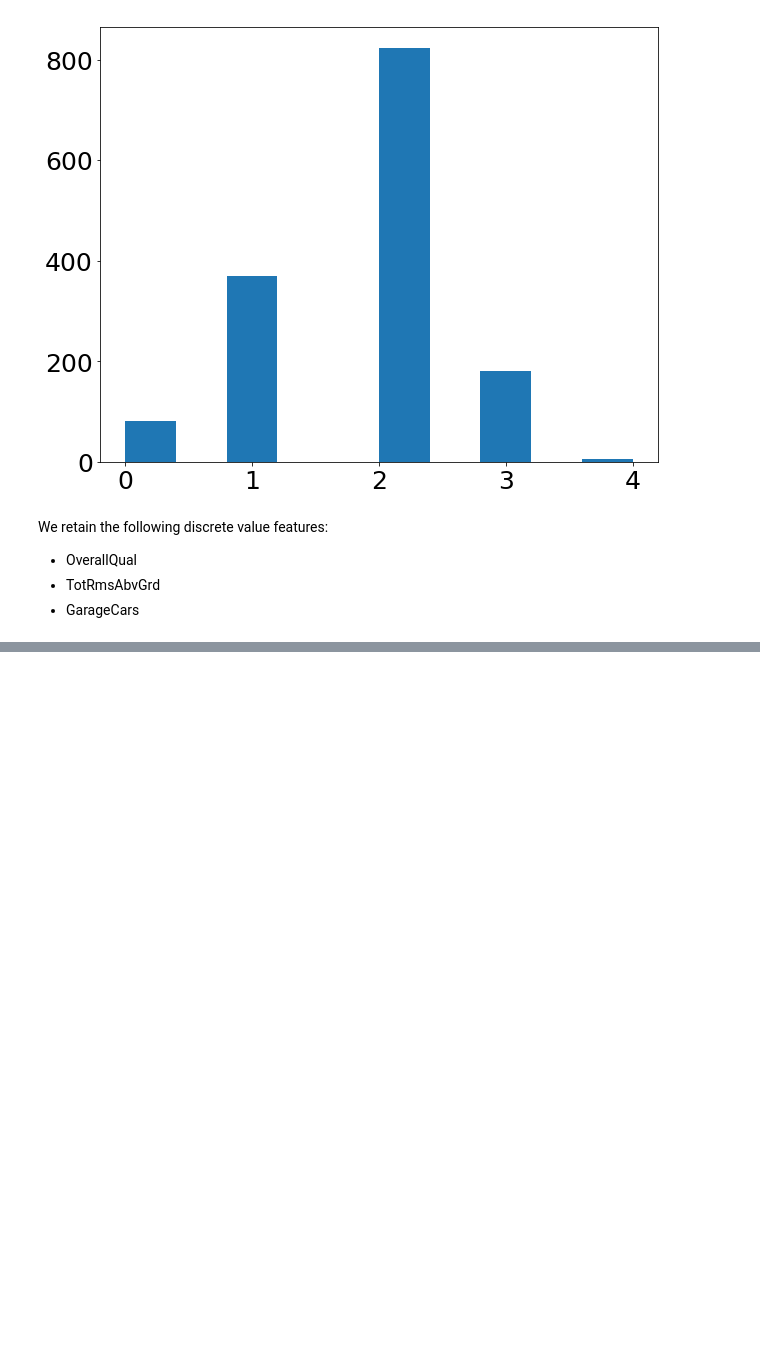
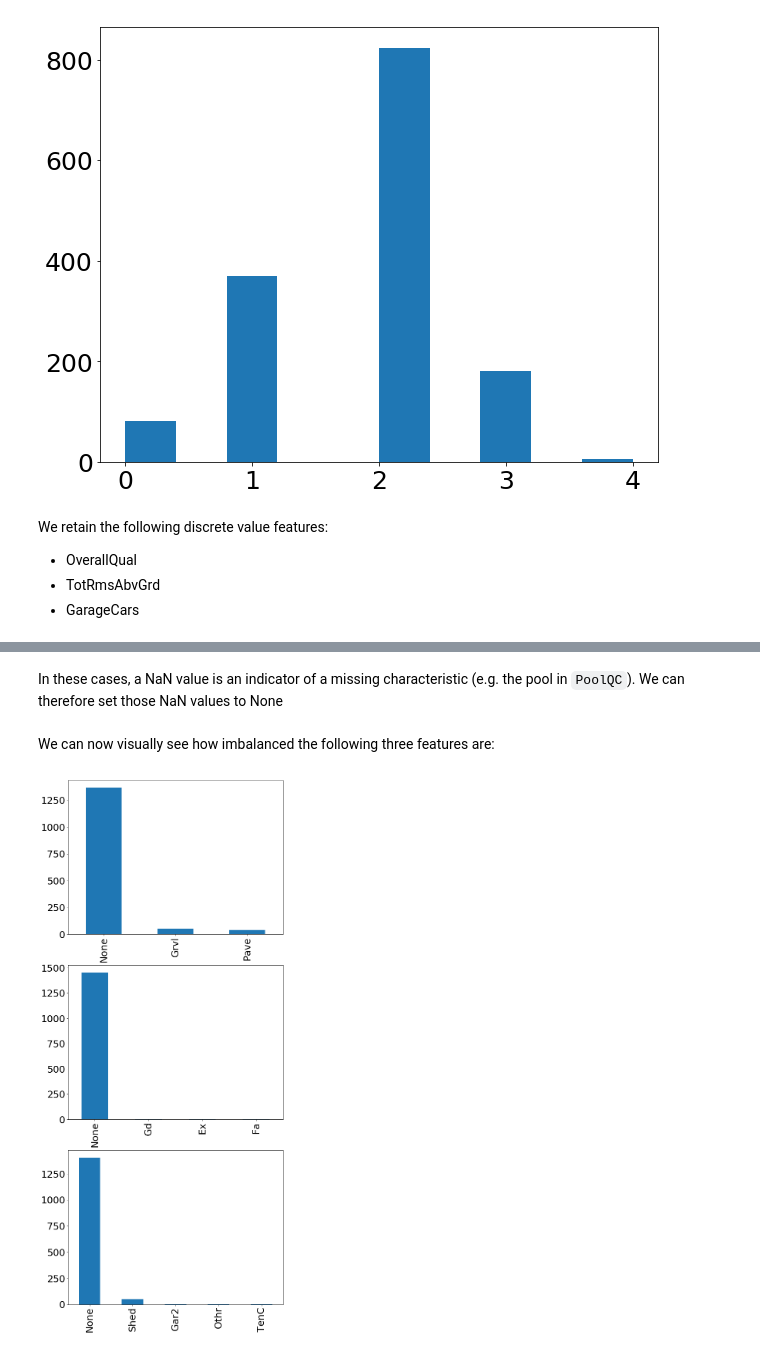
Before and after one commit to flucarelli94/MachineLearning_projects, a Jupyter notebook: House prices/Sale_price_prediction.ipynb, the cells around one changed output, grey strips where cells are left out. Saved outputs shown, nothing was run; the diff lists cells and outputs as text; code cells hidden in the pictures; blank space fills up the shorter version.

```diff
--- a/House prices/Sale_price_prediction.ipynb
+++ b/House prices/Sale_price_prediction.ipynb
@@ -309,0 +358,2 @@ We retain the following discrete value features:
+# %% [markdown]
+In these cases, a NaN value is an indicator of a missing characteristic (e.g. the pool in `PoolQC`). We can therefore set those NaN values to None
@@ -309,0 +362,13 @@ We retain the following discrete value features:
+# %% [markdown]
+We can now visually see how imbalanced the following three features are:
+# %%
+fig, axs = plt.subplots(nrows=3, ncols=1, figsize=(10,25))
+
+train_init['Alley'].value_counts().plot(kind='bar', ax=axs[0])
+train_init['PoolQC'].value_counts().plot(kind='bar', ax=axs[1])
+train_init['MiscFeature'].value_counts().plot(kind='bar', ax=axs[2])
+#plt.yscale('log')
+
+plt.show()
+# %% [output]
+[figure, added]
```
Also changed, not shown: parts of 9 cells of this notebook.
